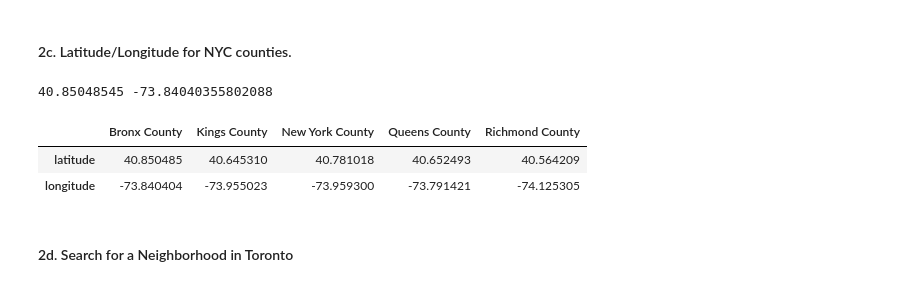
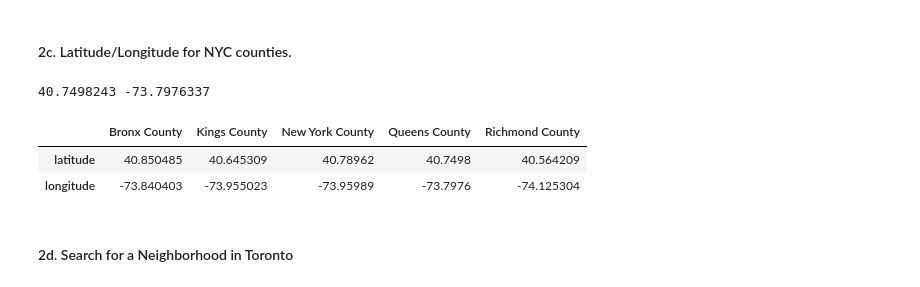
Before and after one commit to c-pompa/Coursera_Capstone, a Jupyter notebook: The Battle of the Neighborhoods.ipynb, the cells around one changed output. Cells and saved outputs as stored; diff of their text form; code cells hidden in the pictures.

```diff
--- a/The Battle of the Neighborhoods.ipynb
+++ b/The Battle of the Neighborhoods.ipynb
@@ -144,7 +149,7 @@ df_popPercentage
 # %%
 ### Lat Lng of Boroughs in New York City
 # Filter: Used 'address'
-address = 'Bronx County, New York City, NY'
+address = 'Queens, NY'
 
 geolocator = Nominatim(user_agent="foursquare_agent")
 location = geolocator.geocode(address)
@@ -152,14 +157,14 @@ latitude = location.latitude
 longitude = location.longitude
 print(latitude, longitude)
 # %% [output]
-40.85048545 -73.84040355802088
+40.7498243 -73.7976337
 # %%
 # Create DataFrame with Lat/Lng for each borough in NYC.
-latlng_nyc ={'Bronx County':['40.85048545', '-73.84040355802088'], 'Kings County':['40.64530975', '-73.9550230275334'], 'New York County':['40.7810178', '-73.959299675'], 'Queens County':['40.652492699999996', '-73.7914214158161'], 'Richmond County':['40.564209', '-74.12530461995391']}
+latlng_nyc ={'Bronx County':['40.850485', '-73.840403'], 'Kings County':['40.645309', '-73.955023'], 'New York County':['40.78962', '-73.95989'], 'Queens County':['40.7498', '-73.7976'], 'Richmond County':['40.564209', '-74.125304']}
 df_NYCB_latlng = pd.DataFrame(latlng_nyc, index =['latitude', 'longitude'])
 df_NYCB_latlng = df_NYCB_latlng.astype('float')
 df_NYCB_latlng
 # %% [output]
 |  | Bronx County | Kings County | New York County | Queens County | Richmond County |
-| latitude | 40.850485 | 40.645310 | 40.781018 | 40.652493 | 40.564209 |
-| longitude | -73.840404 | -73.955023 | -73.959300 | -73.791421 | -74.125305 |
+| latitude | 40.850485 | 40.645309 | 40.78962 | 40.7498 | 40.564209 |
+| longitude | -73.840403 | -73.955023 | -73.95989 | -73.7976 | -74.125304 |
```
Also changed, not shown: parts of 83 cells of this notebook, 2 other files.
